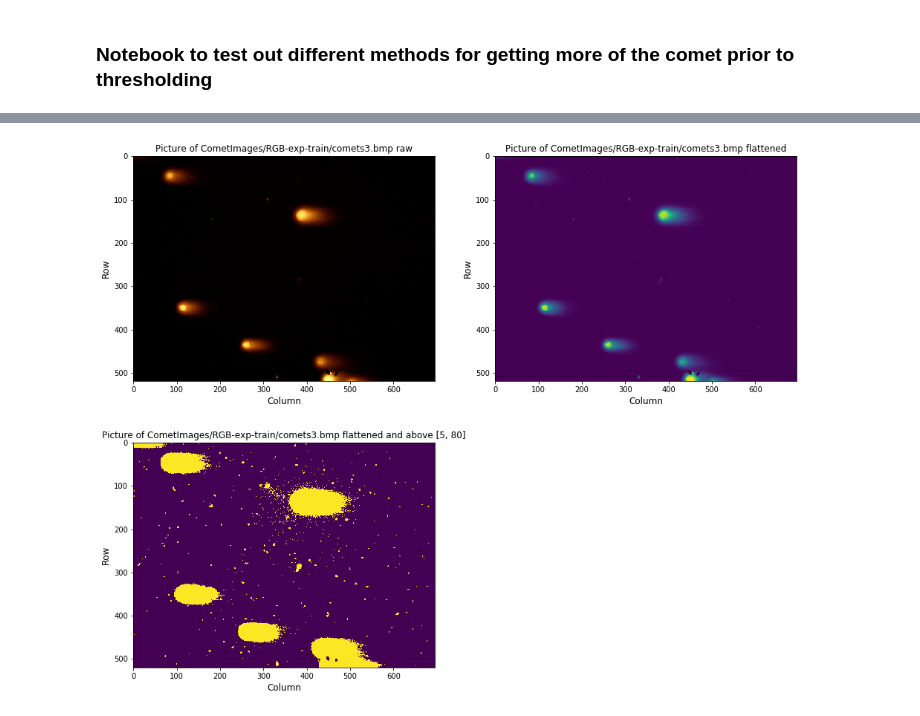
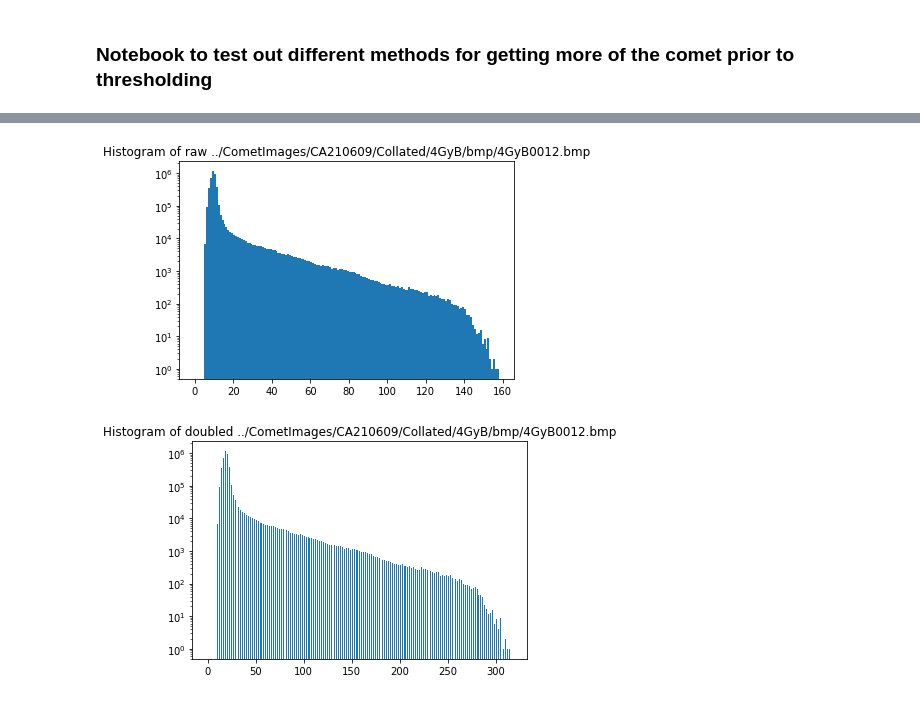
Before and after one commit to Selina9/notebooks, a Jupyter notebook: ImageAnalysisTesting.ipynb, the cells around one changed output, grey strips where cells are left out. Drawn from its saved outputs; the diff is of its cells as text; code cells hidden in the pictures.

Commit message:
Updated notebooks. ImageAnalysisTesting.ipynb has some analysis of editing the intensities of images to try and solve the under/over exposure issues with a lot of images.

```diff
--- a/ImageAnalysisTesting.ipynb
+++ b/ImageAnalysisTesting.ipynb
@@ -7,6 +7,7 @@ print("Date and time ",str(now))
 print(" ")
 #
 import sys
+import cv2
 import numpy as np
 import scipy.ndimage as scimg
 import matplotlib.pyplot as plt
@@ -16,55 +17,54 @@ import matplotlib.pyplot as plt
 # Read in images
 # Numbers ***01.bmp to ...***20.bmp
 #imFile = "Images\\ControlBatch\\0001.bmp"
-imFile = "CometImages/RGB-exp-train/comets3.bmp"
+imFile = "../CometImages/CA210609/Collated/4GyB/bmp/4GyB0012.bmp"
 #
 imgRaw = plt.imread(imFile)
+shape = imgRaw.shape
 nRows = imgRaw.shape[0] # y coordinates
 nCols = imgRaw.shape[1] # x ccordinates
-nDepth = imgRaw.shape[2] # ==3 for RBG, == 4 for RBGA (A is alpha, i.e. transparency)
-img = np.zeros((nRows, nCols))
+if len(shape) == 3:
+    nDepth = imgRaw.shape[2]
+else:
+    nDepth = 1
+imgArr = np.zeros((nRows, nCols))
+imgArr[:, :] = imgRaw[:, :]
 #
-imageFlag = 5  # 0 gives red, 1 blue, 2 green, 4 transparency, 5 intensity (sum of RBG)
+maxPix = np.amax(imgArr)
+minPix = np.amin(imgArr)
 #
-if imageFlag < 0 or imageFlag > 5:
-    print("Image flag incorrect, stop execution",sys.exit())
-if imageFlag < 5:
-    img[0: nRows, 0:nCols] = imgRaw[0:nRows, 0:nCols, imageFlag].astype(float)
-else:
-    img[0:nRows, 0:nCols] = (imgRaw[0:nRows, 0:nCols, 0].astype(float) + imgRaw[0:nRows, 0:nCols, 1].astype(float) +
-                             imgRaw[0:nRows, 0:nCols, 2].astype(float)) # Using depth [0..2] gives intensity
-#
-print("Type of raw image file is",imgRaw.dtype)
-print("Type of image file is",img.dtype)
-print("Number of rows",nRows,"of columns",nCols,"of pixels",nRows*nCols,"and depth",nDepth)
-print("Maximum value in pixels",np.amax(img))
+print("\nType of raw image file is",imgRaw.dtype)
+print("Type of image file is",imgArr.dtype)
+print("\nNumber of rows",nRows,"of columns",nCols,"of pixels",nRows*nCols,"and depth",nDepth)
+print("\nMaximum value intensity is: ",maxPix)
+print("\nMinimum value intensity is: ",minPix)
 #
 thresh = [5,80]
 imgThr = np.zeros((nRows, nCols))
 imgThr = img > thresh[0]
 #
-fig = plt.figure(figsize=(16, 13))
-thisplt = fig.add_subplot(2, 2, 1)
-plt.title("Picture of " + imFile + " raw")
-plt.xlabel('Column', fontsize = 12)
-plt.ylabel('Row', fontsize = 12)
-imgplot = plt.imshow(imgRaw)
+imgDouble = imgArr * 2
+maxPixDouble = np.amax(imgDouble)
+minPixDouble = np.amin(imgDouble)
+print("\nmax value of doubled intensities is: ", maxPixDouble)
+print("min value of doubled intensities is: ", minPixDouble)
 #
-thisplt = fig.add_subplot(2, 2, 2)
-plt.title("Picture of " + imFile + " flattened")
-plt.xlabel('Column', fontsize = 12)
-plt.ylabel('Row', fontsize = 12)
-imgplot = plt.imshow(img)
-#
-thisplt = fig.add_subplot(2, 2, 3)
-plt.title("Picture of " + imFile + " flattened and above " + str(thresh))
-plt.xlabel('Column', fontsize = 12)
-plt.ylabel('Row', fontsize = 12)
-imgplot = plt.imshow(imgThr)
-#
-#plt.savefig("imageD.png")
+fig, ax = plt.subplots(1)
+plt.title("Histogram of raw " + str(imFile))
+n, bins, patches = ax.hist(imgRaw.flatten(), bins=np.arange(0, maxPix, 1), log=True)
 plt.show()
 #
+fig, ax = plt.subplots(1)
+plt.title("Histogram of doubled " + str(imFile))
+n, bins, patches = ax.hist(imgDouble.flatten(), bins=np.arange(0, maxPixDouble, 1), log=True)
+plt.show()
+#
+plt.imsave("double4GyB0012.bmp", imgDouble)
+plt.imsave("double4GyB0012.png", imgDouble)
+cv2.imwrite("cv2Double4GyB0012.bmp", imgDouble)
+
+print("shape of doubled image is: ", imgDouble.shape)
+
 then = now
 now = datetime.datetime.now()
 print(" ")
@@ -81 +89,2 @@ Maximum value in pixels 650.0
-[figure, old version]
+[figure, new version]
+[figure, added]
```
Also changed, not shown: parts of 6 cells of this notebook, 9 other files.
